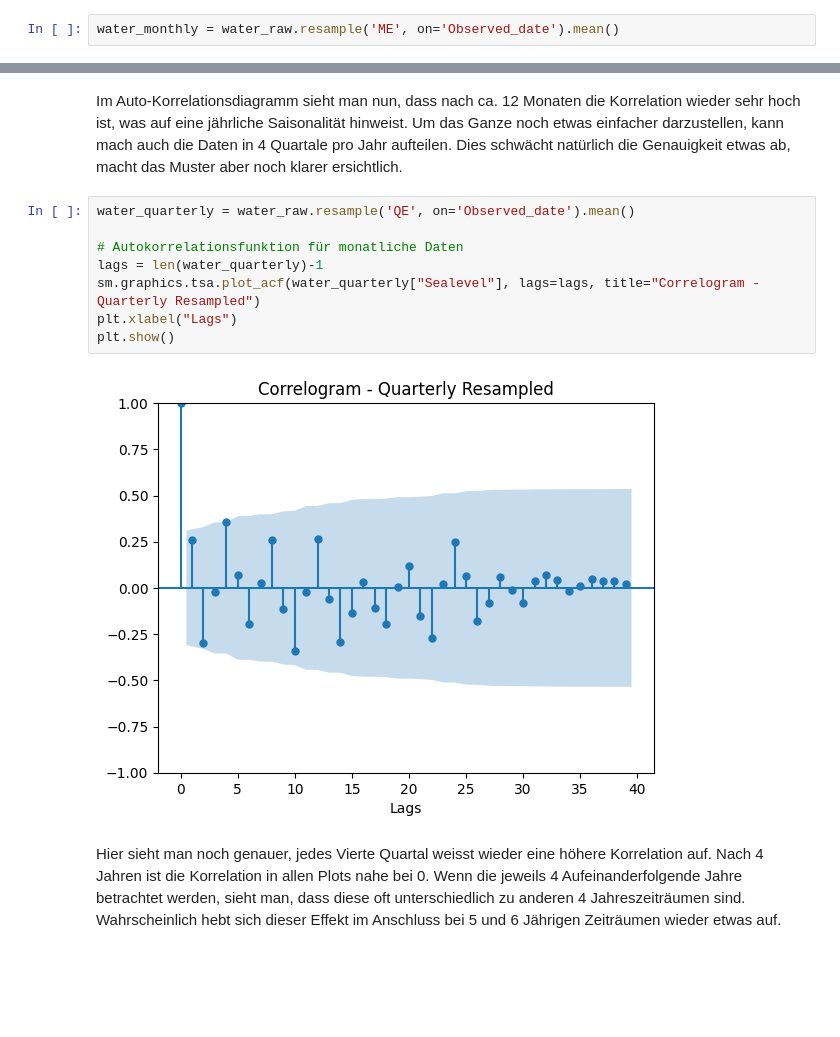
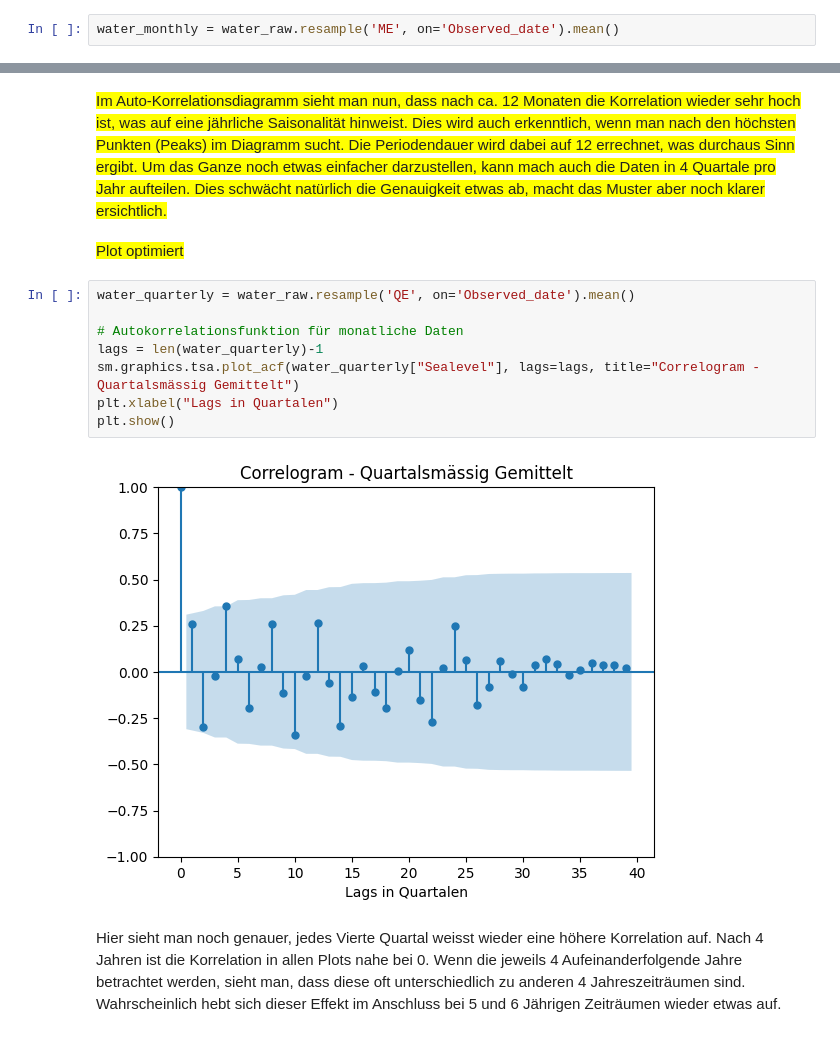
Before and after one commit to adrianmeier2002/gbsv_minichallenges, a Jupyter notebook: MC1/MC1_Day4_9.ipynb, the cells around one changed output, grey strips where cells are left out. Saved outputs shown, nothing was run; the diff lists cells and outputs as text; blank space fills up the shorter version.

```diff
--- a/MC1/MC1_Day4_9.ipynb
+++ b/MC1/MC1_Day4_9.ipynb
@@ -83,15 +116,19 @@ plt.show()
 # %% [markdown]
-Im Auto-Korrelationsdiagramm sieht man nun, dass nach ca. 12 Monaten die Korrelation wieder sehr hoch ist, was auf eine jährliche Saisonalität hinweist. Um das Ganze noch etwas einfacher darzustellen, kann mach auch die Daten in 4 Quartale pro Jahr aufteilen. Dies schwächt natürlich die Genauigkeit etwas ab, macht das Muster aber noch klarer ersichtlich.
+<span style="background-color:yellow">
+Im Auto-Korrelationsdiagramm sieht man nun, dass nach ca. 12 Monaten die Korrelation wieder sehr hoch ist, was auf eine jährliche Saisonalität hinweist. Dies wird auch erkenntlich, wenn man nach den höchsten Punkten (Peaks) im Diagramm sucht. Die Periodendauer wird dabei auf 12 errechnet, was durchaus Sinn ergibt. Um das Ganze noch etwas einfacher darzustellen, kann mach auch die Daten in 4 Quartale pro Jahr aufteilen. Dies schwächt natürlich die Genauigkeit etwas ab, macht das Muster aber noch klarer ersichtlich.
+</span>
+# %% [markdown]
+<span style="background-color:yellow">Plot optimiert</span>
 # %%
 water_quarterly = water_raw.resample('QE', on='Observed_date').mean()
 
 # Autokorrelationsfunktion für monatliche Daten
 lags = len(water_quarterly)-1
-sm.graphics.tsa.plot_acf(water_quarterly["Sealevel"], lags=lags, title="Correlogram - Quarterly Resampled")
-plt.xlabel("Lags")
+sm.graphics.tsa.plot_acf(water_quarterly["Sealevel"], lags=lags, title="Correlogram - Quartalsmässig Gemittelt")
+plt.xlabel("Lags in Quartalen")
 plt.show()
 # %% [output]
-[figure, old version]
+[figure, new version]
 # %% [markdown]
 Hier sieht man noch genauer, jedes Vierte Quartal weisst wieder eine höhere Korrelation auf. Nach 4 Jahren ist die Korrelation in allen Plots nahe bei 0. Wenn die jeweils 4 Aufeinanderfolgende Jahre betrachtet werden, sieht man, dass diese oft unterschiedlich zu anderen 4 Jahreszeiträumen sind. Wahrscheinlich hebt sich dieser Effekt im Anschluss bei 5 und 6 Jährigen Zeiträumen wieder etwas auf.
 # %% [markdown]
```
Also changed, not shown: parts of 5 cells of this notebook, 1 other file.
